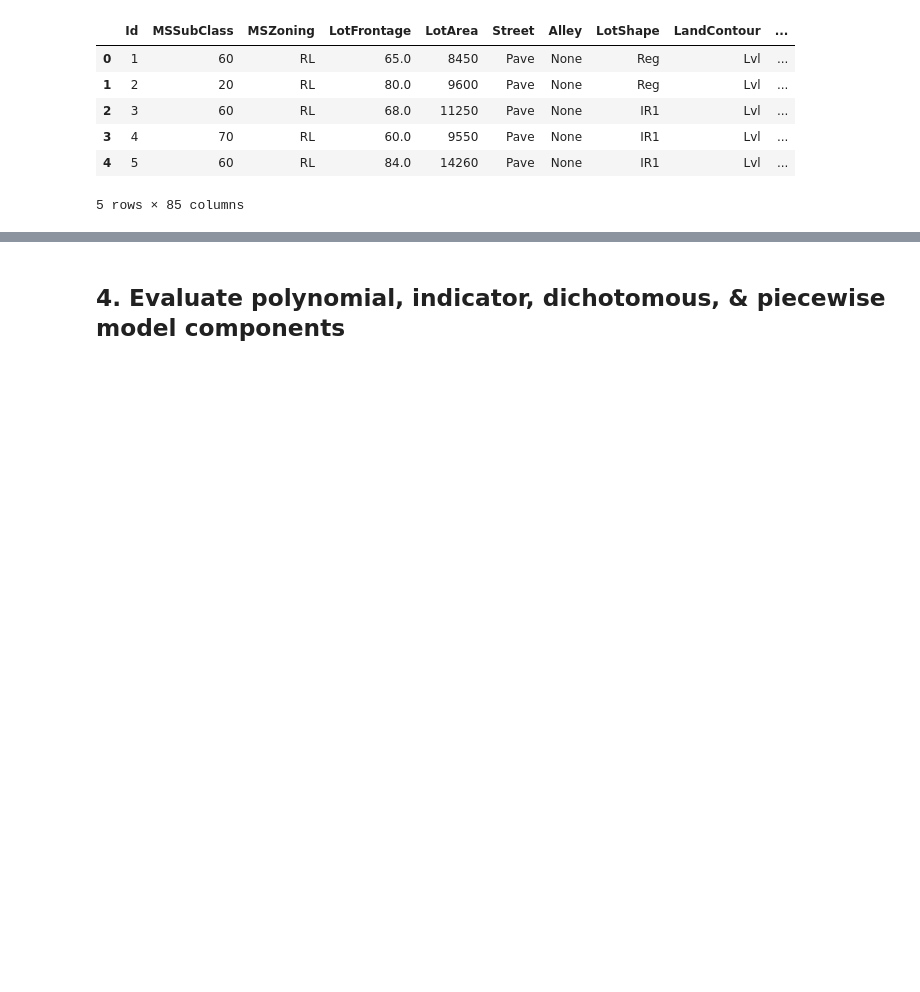
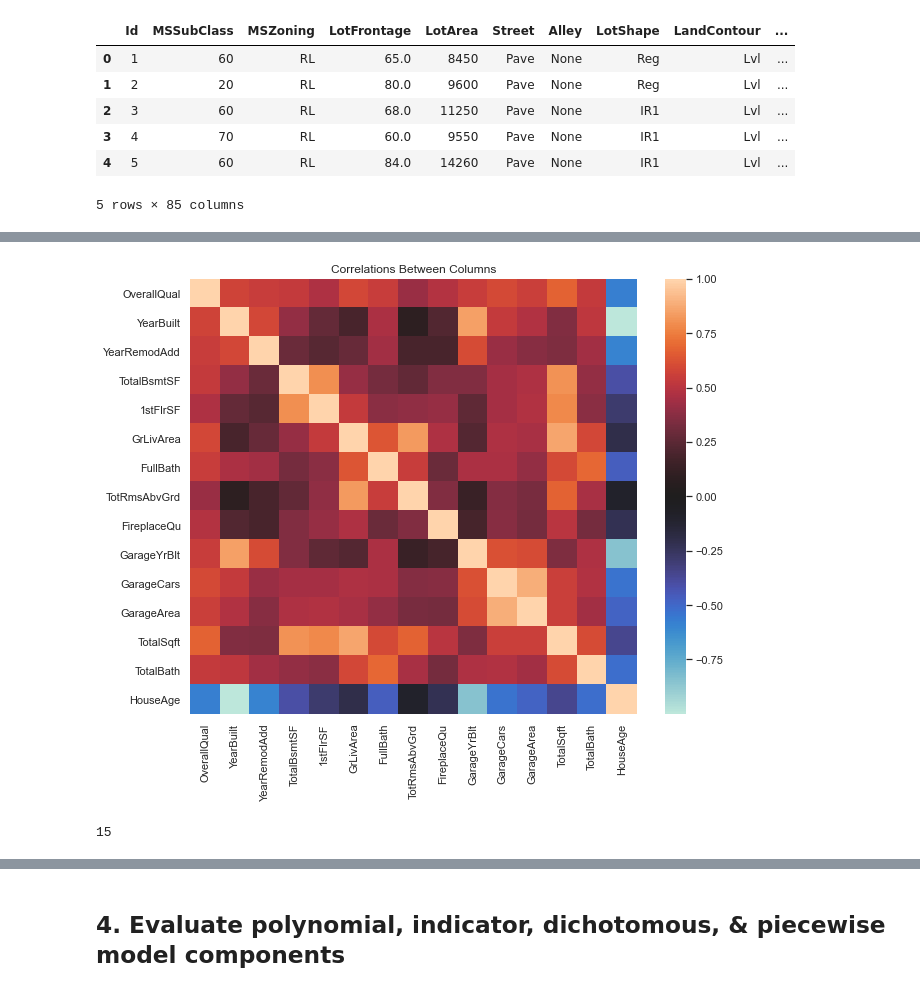
Before and after one commit to DrakeData/House_Price_EDA, a Jupyter notebook: MSDS422_Assignment2.ipynb, the cells around one changed output, grey strips where cells are left out. Cells and saved outputs as stored; diff of their text form; code cells hidden in the pictures; blank space fills up the shorter version.

```diff
--- a/MSDS422_Assignment2.ipynb
+++ b/MSDS422_Assignment2.ipynb
@@ -250,0 +93,6 @@ plt.show()
+# %%
+# train set
+x_train = df_train_clean.drop(columns=["SalePrice"], axis=1)
+y_train = df_train_clean['SalePrice']
+
+x_train.shape, y_train.shape, df_train_clean.shape
@@ -250,0 +103,3 @@ plt.show()
+# %%
+corr_mat = df_train_clean.corr()
+corr_mat['SalePrice'][(corr_mat["SalePrice"] > 0.40) | (corr_mat["SalePrice"] < -0.40)]
@@ -250,0 +129,6 @@ plt.show()
+# %%
+important_num_cols = list(corr_mat['SalePrice'][(corr_mat["SalePrice"] > 0.5) | (corr_mat["SalePrice"] < -0.5)].index)
+
+important_num_cols.remove('SalePrice')
+len(important_num_cols)
+print(important_num_cols)
@@ -250,0 +137,3 @@ plt.show()
+# %%
+x_num_only = x_train[important_num_cols]
+x_num_only.shape
@@ -250,0 +145,12 @@ plt.show()
+# %%
+plt.figure(figsize=(10,8))
+sns.heatmap(x_num_only.corr(), center = 0)
+plt.title("Correlations Between Columns")
+plt.show()
+# %% [output]
+[figure, added]
+# %%
+corr_x = x_num_only.corr()
+len(corr_x)
+# %% [output]
+15
```
Also changed, not shown: parts of 104 cells of this notebook, 1 other file.
